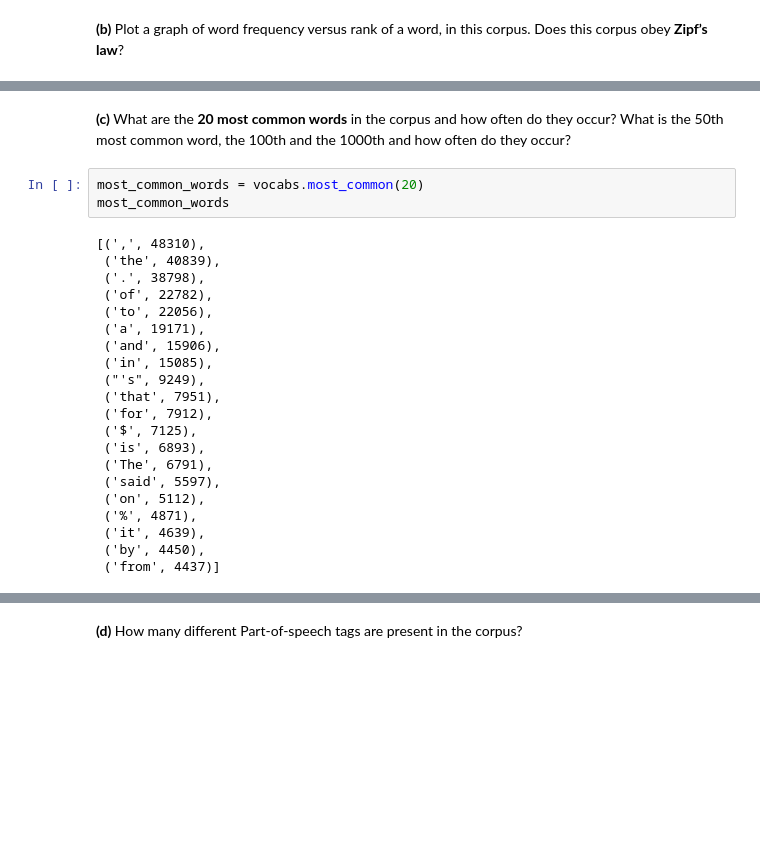
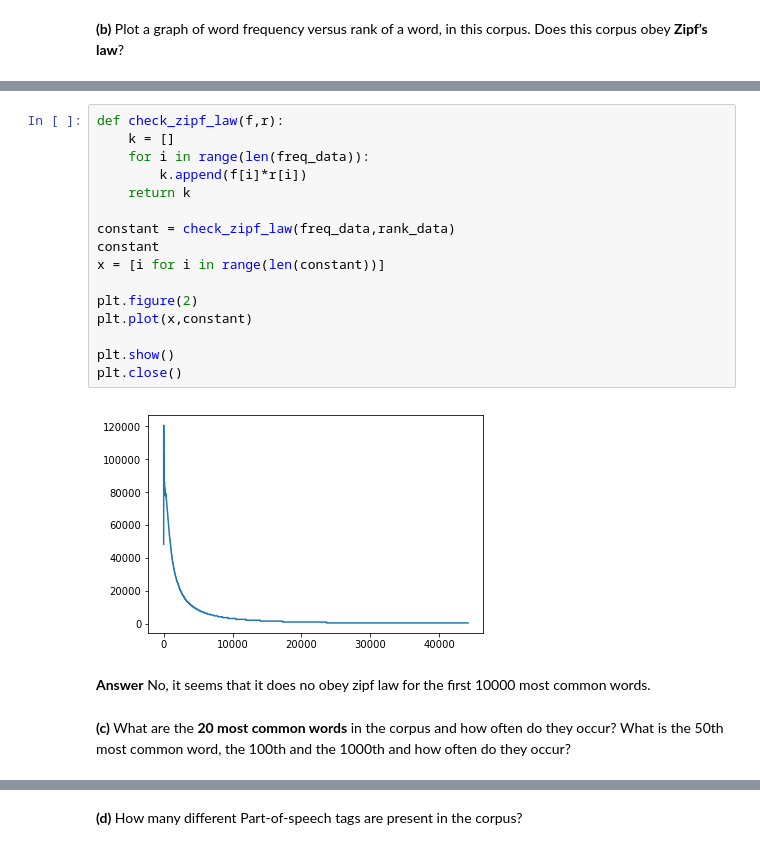
Before and after one commit to mbakhtiariz/NLP, a Jupyter notebook: lab1_Mas.ipynb, the cells around one changed output, grey strips where cells are left out. Saved outputs shown, nothing was run; the diff lists cells and outputs as text; blank space fills up the shorter version.

```diff
--- a/lab1_Mas.ipynb
+++ b/lab1_Mas.ipynb
@@ -155,26 +194,22 @@ plt.close()
+# %%
+def check_zipf_law(f,r):
+    k = []
+    for i in range(len(freq_data)):
+        k.append(f[i]*r[i])
+    return k
+
+constant = check_zipf_law(freq_data,rank_data)
+constant
+x = [i for i in range(len(constant))]
+
+plt.figure(2)
+plt.plot(x,constant)
+
+plt.show()
+plt.close()
+# %% [output]
+[figure, added]
+# %% [markdown]
+**Answer** No, it seems that it does no obey zipf law for the first 10000 most common words.
 # %% [markdown]
 **(c)** What are the **20 most common words** in the corpus and how often do they occur? What is the 50th most common word, the 100th and the 1000th and how often do they occur?
-# %%
-most_common_words = vocabs.most_common(20)
-most_common_words
-# %% [output]
-[(',', 48310),
- ('the', 40839),
- ('.', 38798),
- ('of', 22782),
- ('to', 22056),
- ('a', 19171),
- ('and', 15906),
- ('in', 15085),
- ("'s", 9249),
- ('that', 7951),
- ('for', 7912),
- ('$', 7125),
- ('is', 6893),
- ('The', 6791),
- ('said', 5597),
- ('on', 5112),
- ('%', 4871),
- ('it', 4639),
- ('by', 4450),
- ('from', 4437)]
```
Also changed, not shown: parts of 11 cells of this notebook.
